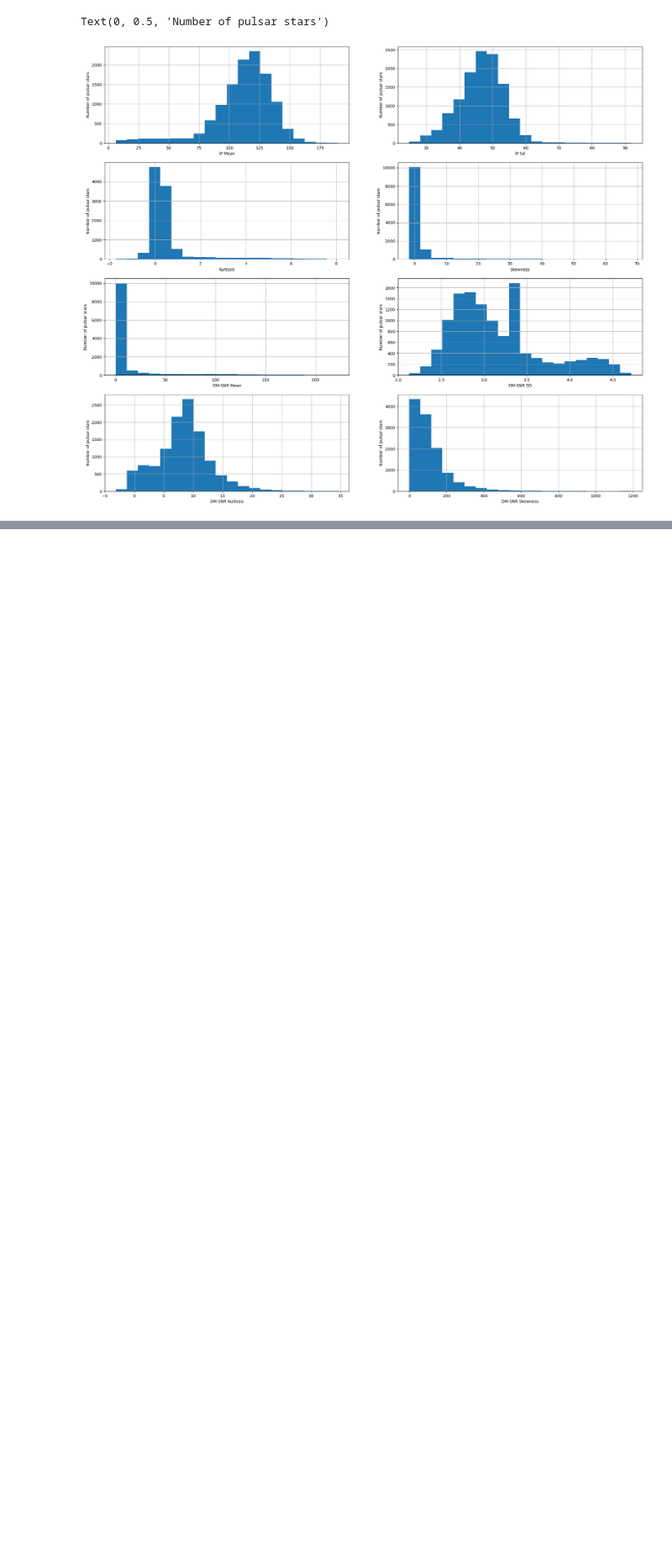
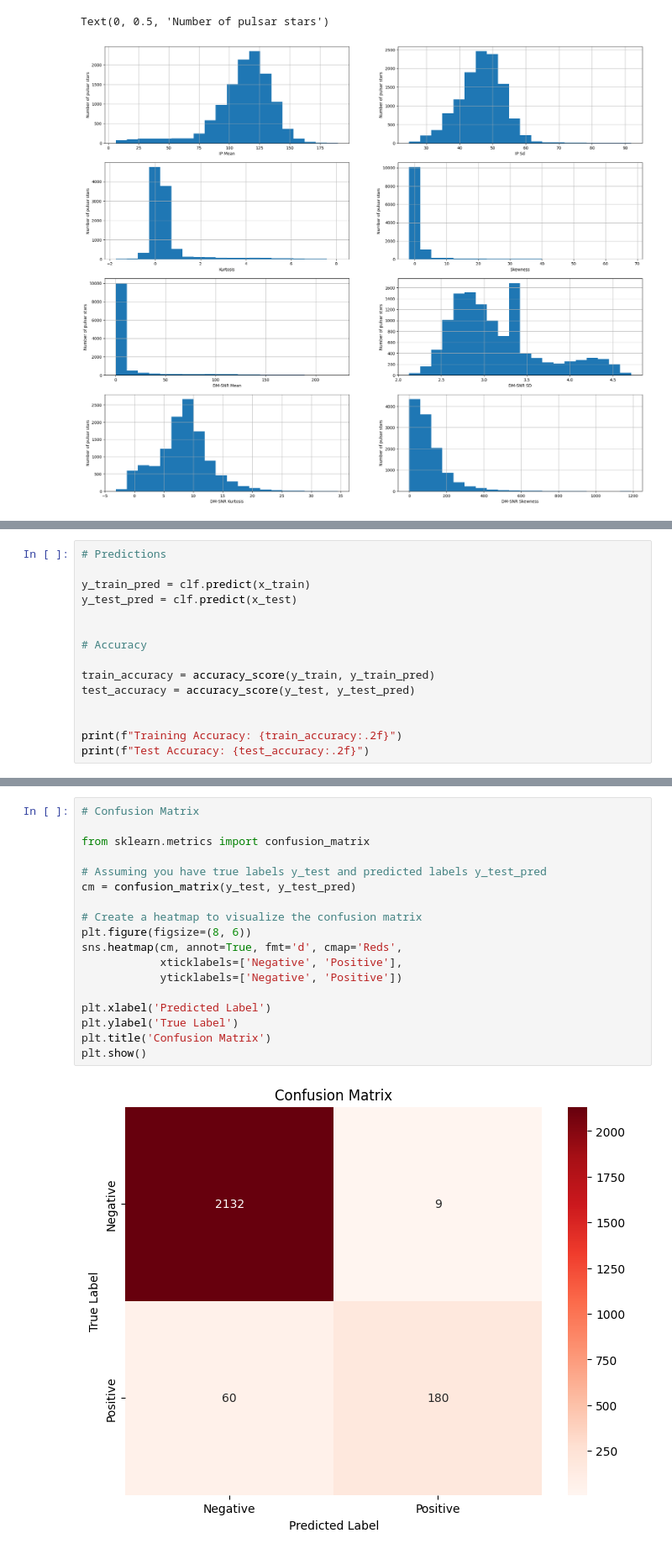
Before and after one commit to BinaryWhizz/Machine-Learning, a Jupyter notebook: Machine Learning 06/01.ipynb, the cells around one changed output, grey strips where cells are left out. Shown at 84% size. Cells and saved outputs as stored; diff of their text form; blank space fills up the shorter version.

Commit message:
Predicting Pulsar Stars

```diff
--- a/Machine Learning 06/01.ipynb
+++ b/Machine Learning 06/01.ipynb
@@ -424,0 +582,15 @@ Text(0, 0.5, 'Number of pulsar stars')
+# %%
+# Predictions
+
+y_train_pred = clf.predict(x_train)
+y_test_pred = clf.predict(x_test)
+
+
+# Accuracy
+
+train_accuracy = accuracy_score(y_train, y_train_pred)
+test_accuracy = accuracy_score(y_test, y_test_pred)
+
+
+print(f"Training Accuracy: {train_accuracy:.2f}")
+print(f"Test Accuracy: {test_accuracy:.2f}")
@@ -424,0 +643,20 @@ Text(0, 0.5, 'Number of pulsar stars')
+# %%
+# Confusion Matrix
+
+from sklearn.metrics import confusion_matrix
+
+# Assuming you have true labels y_test and predicted labels y_test_pred
+cm = confusion_matrix(y_test, y_test_pred)
+
+# Create a heatmap to visualize the confusion matrix
+plt.figure(figsize=(8, 6))
+sns.heatmap(cm, annot=True, fmt='d', cmap='Reds',
+            xticklabels=['Negative', 'Positive'],
+            yticklabels=['Negative', 'Positive'])
+
+plt.xlabel('Predicted Label')
+plt.ylabel('True Label')
+plt.title('Confusion Matrix')
+plt.show()
+# %% [output]
+[figure, added]
```
Also changed, not shown: parts of 19 cells of this notebook.
